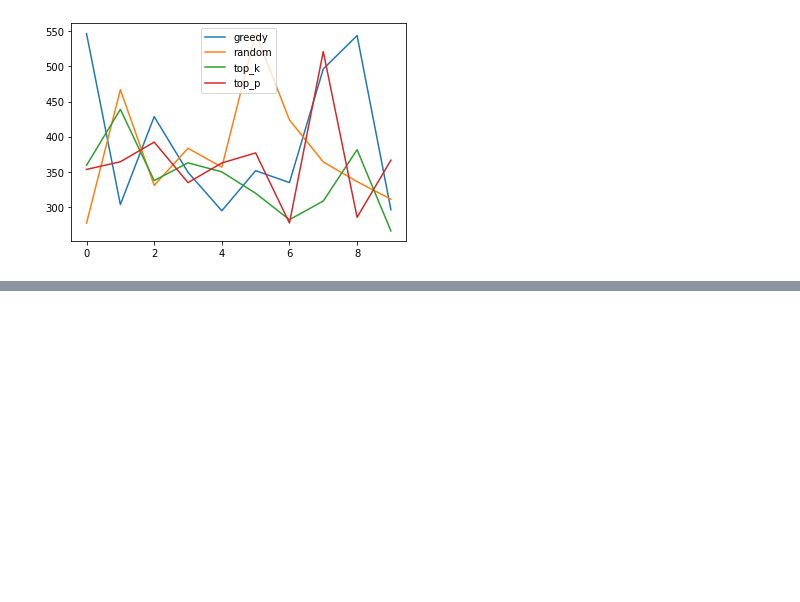
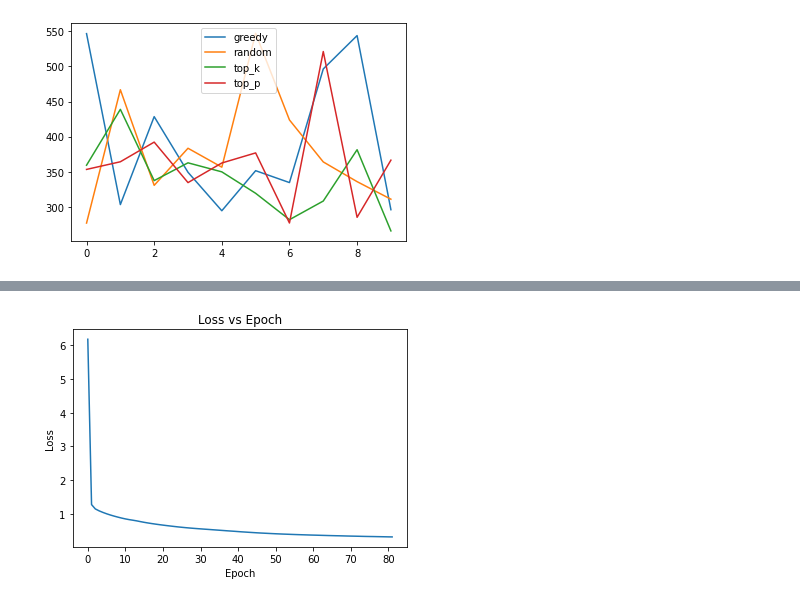
Before and after one commit to hunterprice04/COSC525_FINAL_PROJECT, a Jupyter notebook: read_logs.ipynb, the cells around one changed output, grey strips where cells are left out. Cells and saved outputs as stored; diff of their text form; code cells hidden in the pictures; blank space fills up the shorter version.

```diff
--- a/read_logs.ipynb
+++ b/read_logs.ipynb
@@ -81,0 +114,9 @@ plt.show()
+# %%
+plt.title('Loss vs Epoch')
+plt.plot(e_l['Step'], e_l['Value'])
+plt.xlabel('Epoch')
+plt.ylabel('Loss')
+plt.savefig('img/loss.png')
+plt.show()
+# %% [output]
+[figure, added]
```
Also changed, not shown: parts of 3 cells of this notebook, 7 other files.
